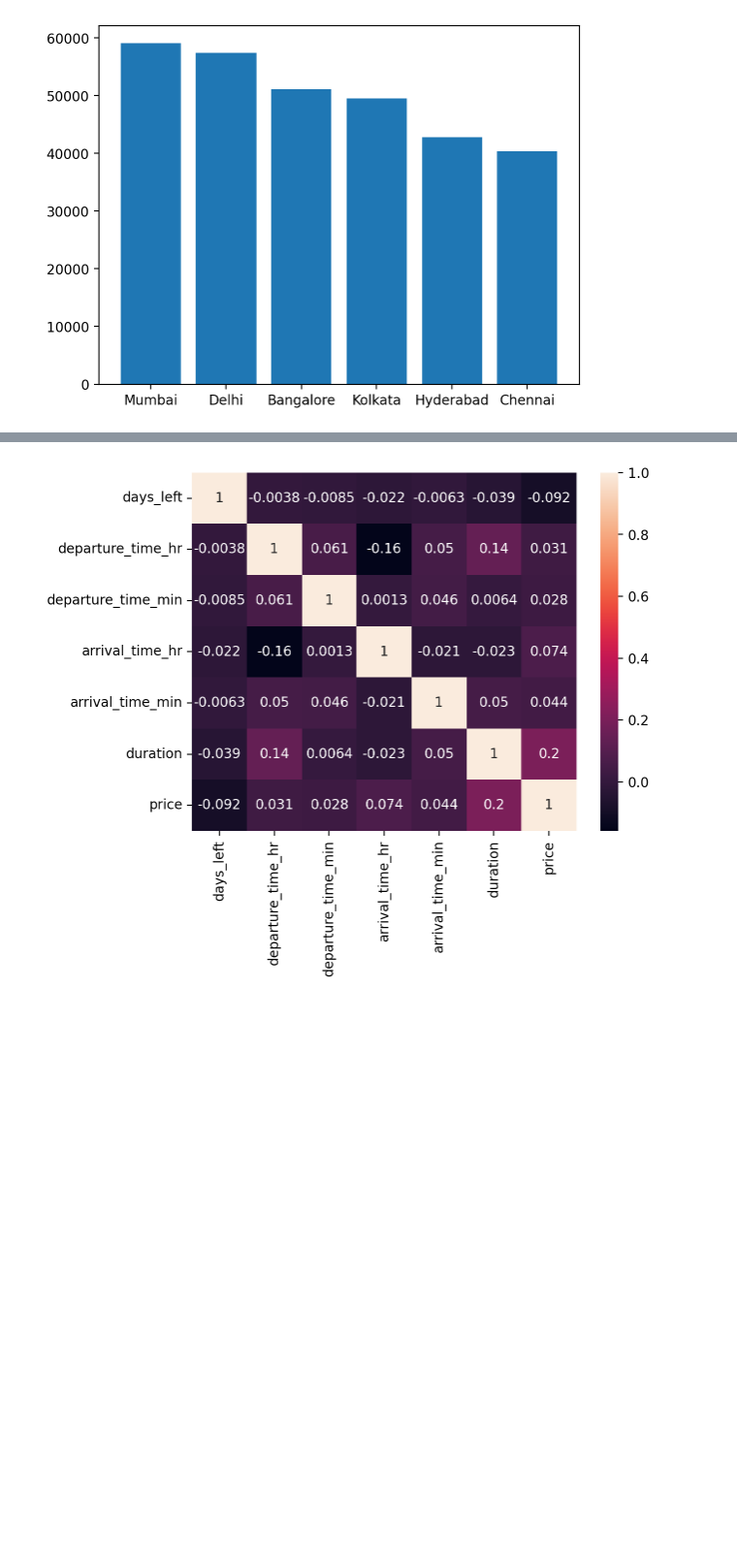
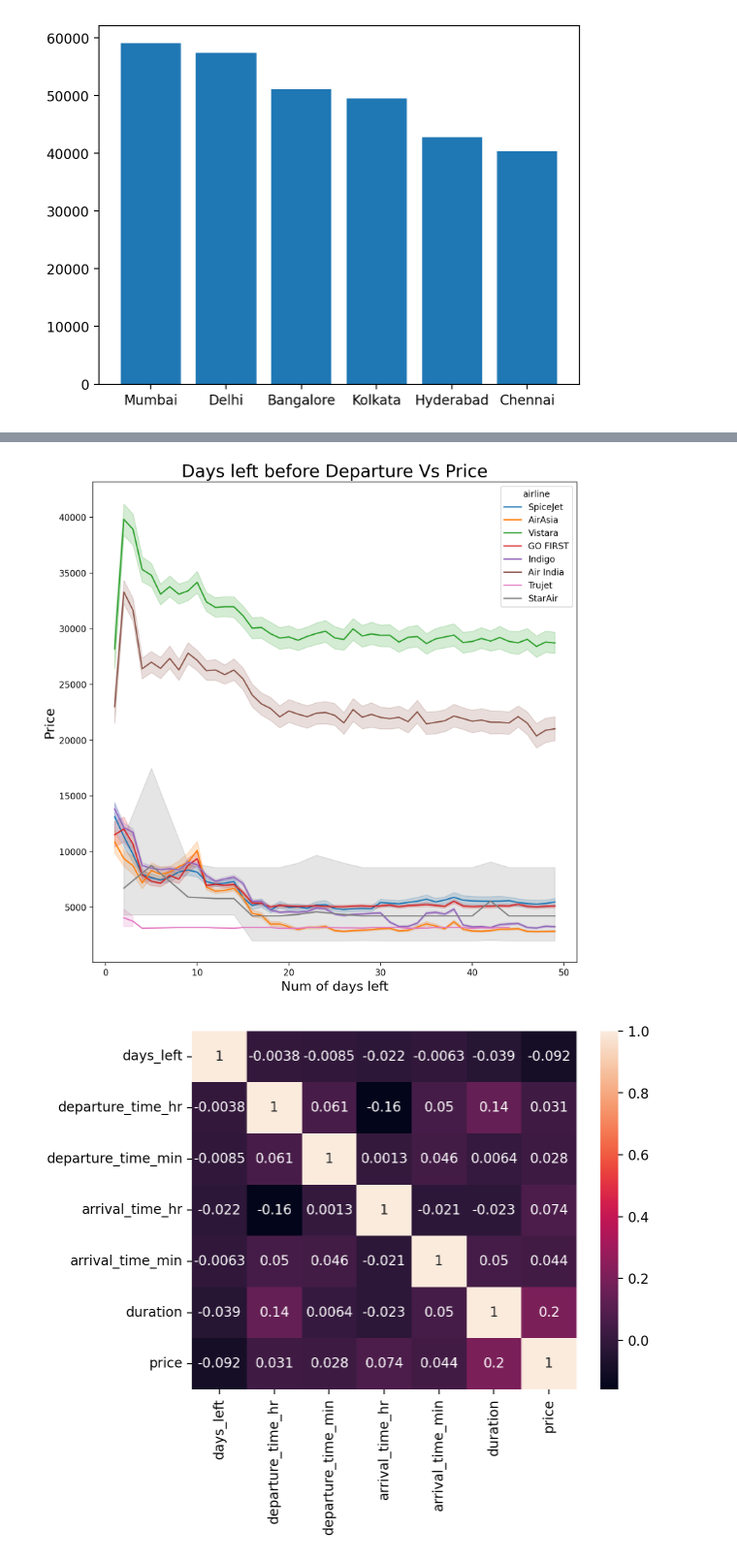
Before and after one commit to yjoer/flight-price-prediction, a Jupyter notebook: notebook.ipynb, the cells around one changed output, grey strips where cells are left out. Shown at 97% size. Cells and saved outputs as stored; diff of their text form; code cells hidden in the pictures; blank space fills up the shorter version.

```diff
--- a/notebook.ipynb
+++ b/notebook.ipynb
@@ -306,3 +338,13 @@ plt.show()
+# %%
+#To determine number days left factor towards pricing
+plt.figure(figsize=(10,10))
+plt.xlabel("Num of days left", fontsize=15)
+plt.ylabel("Price", fontsize=15)
+sns.lineplot(data=df, x='days_left', y='price', hue='airline',color='blue')
+plt.title("Days left before Departure Vs Price", fontsize=20)
+plt.show()
+# %% [output]
+[figure, added]
 # %%
 # Exclude ch_code, num_code, time_taken, departure_time, arrival_time, stop
 
```
Also changed, not shown: parts of 3 cells of this notebook.
